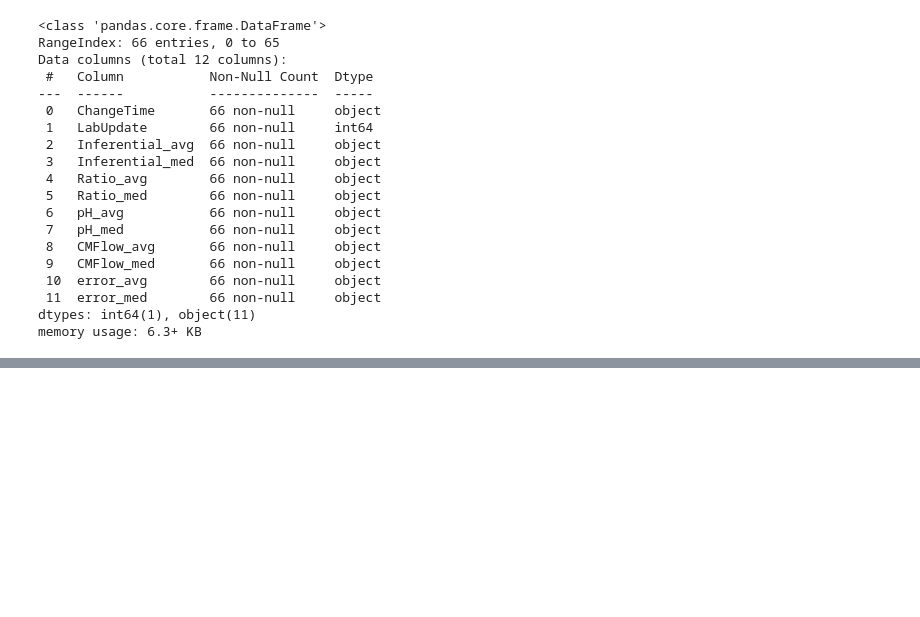
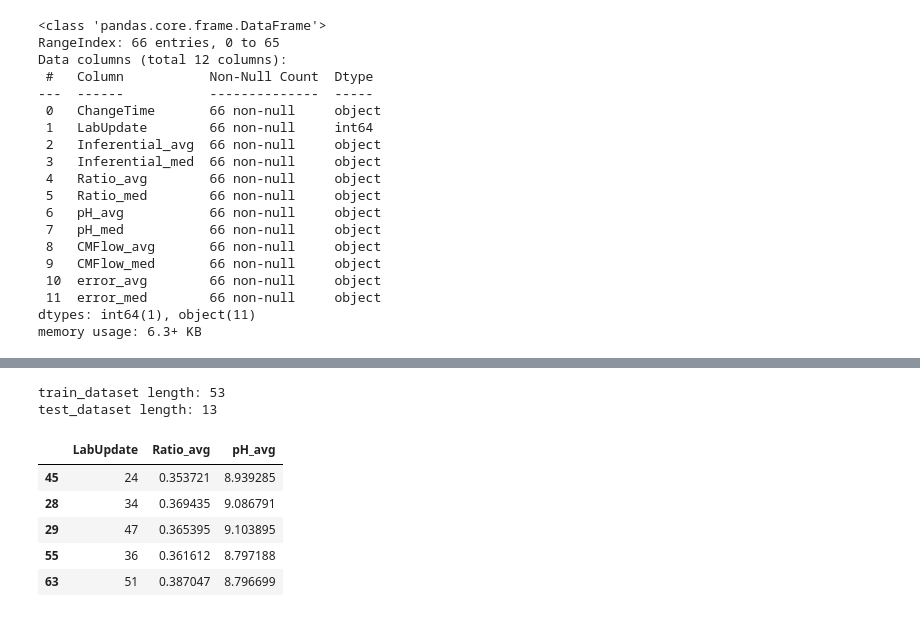
Before and after one commit to Marcin19721205/Timeseries_Data_Processing_Basic, a Jupyter notebook: InferentialDS1_extracted_NN1.ipynb, the cells around one changed output, grey strips where cells are left out. Saved outputs shown, nothing was run; the diff lists cells and outputs as text; code cells hidden in the pictures; blank space fills up the shorter version.

```diff
--- a/InferentialDS1_extracted_NN1.ipynb
+++ b/InferentialDS1_extracted_NN1.ipynb
@@ -533,0 +101,18 @@ px.bar(features, x='feature', y='feature_importance', width=700, height=400)
+# %%
+train_dataset = dataset.sample(frac=0.8, random_state=0)
+test_dataset = dataset.drop(train_dataset.index)
+
+print(f'train_dataset length: {len(train_dataset)}')
+print(f'test_dataset length: {len(test_dataset)}')
+# %% [output]
+train_dataset length: 53
+test_dataset length: 13
+# %%
+train_dataset.head()
+# %% [output]
+|  | LabUpdate | Ratio_avg | pH_avg |
+| 45 | 24 | 0.353721 | 8.939285 |
+| 28 | 34 | 0.369435 | 9.086791 |
+| 29 | 47 | 0.365395 | 9.103895 |
+| 55 | 36 | 0.361612 | 8.797188 |
+| 63 | 51 | 0.387047 | 8.796699 |
```
Also changed, not shown: parts of 63 cells of this notebook.
